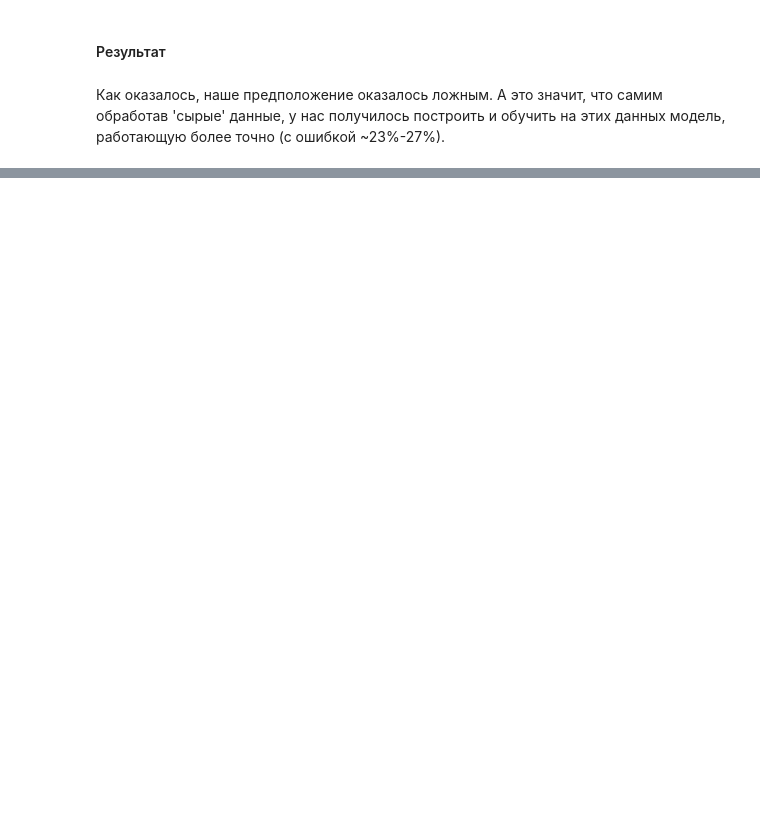
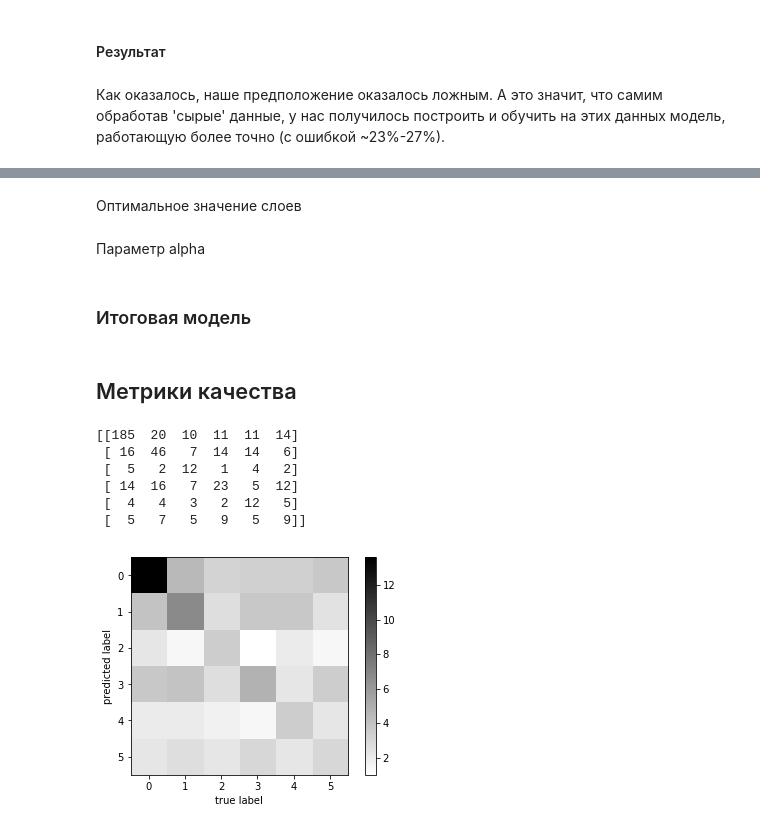
Before and after one commit to clipext/MachineLearning, a Jupyter notebook: hometask.ipynb, the cells around one changed output, grey strips where cells are left out. Saved outputs shown, nothing was run; the diff lists cells and outputs as text; code cells hidden in the pictures; blank space fills up the shorter version.

```diff
--- a/hometask.ipynb
+++ b/hometask.ipynb
@@ -832,0 +989,31 @@ print(train_error, test_error)
+# %% [markdown]
+Оптимальное значение слоев
+# %% [markdown]
+Параметр alpha
+# %% [markdown]
+### Итоговая модель
+# %% [markdown]
+## Метрики качества
+# %%
+from sklearn.metrics import confusion_matrix
+print(confusion_matrix(y_test_pred, y_test))
+# %% [output]
+[[185  20  10  11  11  14]
+ [ 16  46   7  14  14   6]
+ [  5   2  12   1   4   2]
+ [ 14  16   7  23   5  12]
+ [  4   4   3   2  12   5]
+ [  5   7   5   9   5   9]]
+# %%
+M = confusion_matrix(y_test_pred, y_test)
+M = np.sqrt(M)
+plt.imshow(M, interpolation = 'nearest')
+plt.set_cmap('binary')
+plt.xticks(range(6))
+plt.yticks(range(6))
+plt.xlabel("true label")
+plt.ylabel("predicted label")
+plt.colorbar()
+plt.show()
+# %% [output]
+[figure, added]
```
Also changed, not shown: parts of 61 cells of this notebook.
